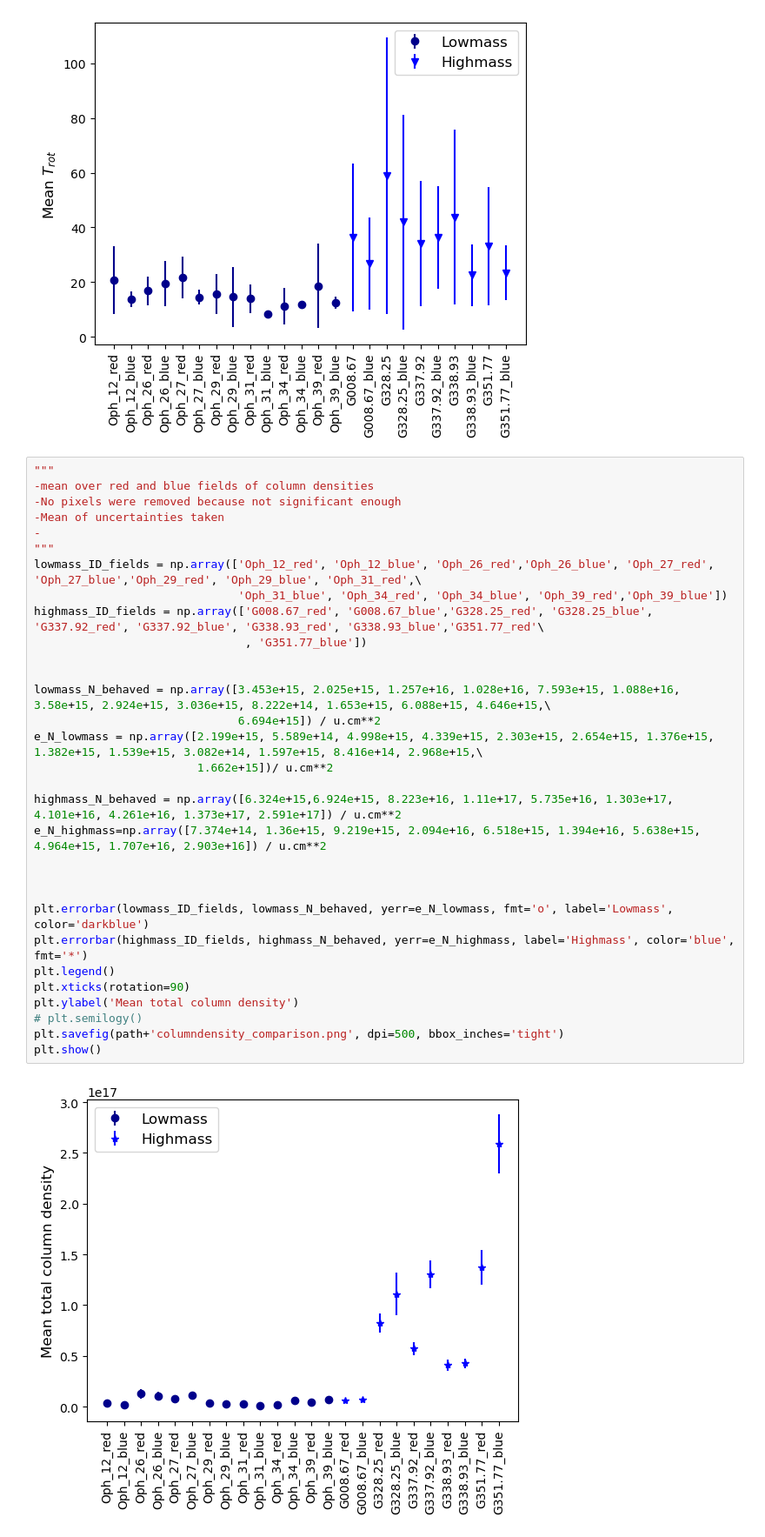
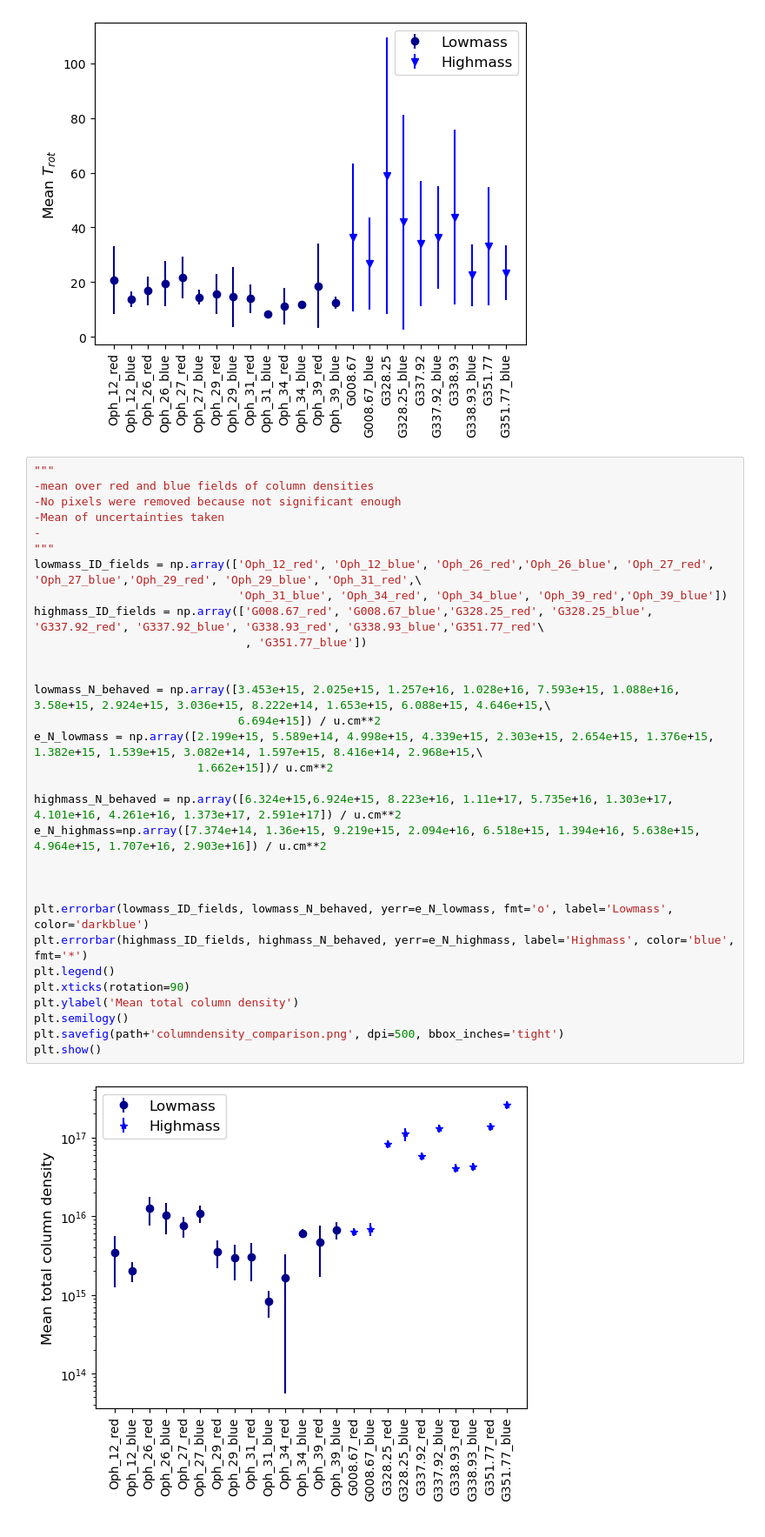
Before and after one commit to femkeballieux/master_project_2, a Jupyter notebook: code/discussion_plots.ipynb, the cells around one changed output. Shown at 87% size. Cells and saved outputs as stored; diff of their text form.

```diff
--- a/code/discussion_plots.ipynb
+++ b/code/discussion_plots.ipynb
@@ -147,35 +147,35 @@ plt.show()
 """
 -mean over red and blue fields of column densities
 -No pixels were removed because not significant enough
 -Mean of uncertainties taken
 -
 """
 lowmass_ID_fields = np.array(['Oph_12_red', 'Oph_12_blue', 'Oph_26_red','Oph_26_blue', 'Oph_27_red', 'Oph_27_blue','Oph_29_red', 'Oph_29_blue', 'Oph_31_red',\
                               'Oph_31_blue', 'Oph_34_red', 'Oph_34_blue', 'Oph_39_red','Oph_39_blue'])
 highmass_ID_fields = np.array(['G008.67_red', 'G008.67_blue','G328.25_red', 'G328.25_blue', 'G337.92_red', 'G337.92_blue', 'G338.93_red', 'G338.93_blue','G351.77_red'\
                                , 'G351.77_blue'])
 
 
 lowmass_N_behaved = np.array([3.453e+15, 2.025e+15, 1.257e+16, 1.028e+16, 7.593e+15, 1.088e+16, 3.58e+15, 2.924e+15, 3.036e+15, 8.222e+14, 1.653e+15, 6.088e+15, 4.646e+15,\
                               6.694e+15]) / u.cm**2
 e_N_lowmass = np.array([2.199e+15, 5.589e+14, 4.998e+15, 4.339e+15, 2.303e+15, 2.654e+15, 1.376e+15, 1.382e+15, 1.539e+15, 3.082e+14, 1.597e+15, 8.416e+14, 2.968e+15,\
                         1.662e+15])/ u.cm**2
 
 highmass_N_behaved = np.array([6.324e+15,6.924e+15, 8.223e+16, 1.11e+17, 5.735e+16, 1.303e+17, 4.101e+16, 4.261e+16, 1.373e+17, 2.591e+17]) / u.cm**2
 e_N_highmass=np.array([7.374e+14, 1.36e+15, 9.219e+15, 2.094e+16, 6.518e+15, 1.394e+16, 5.638e+15, 4.964e+15, 1.707e+16, 2.903e+16]) / u.cm**2
 
 
 
 plt.errorbar(lowmass_ID_fields, lowmass_N_behaved, yerr=e_N_lowmass, fmt='o', label='Lowmass', color='darkblue')
 plt.errorbar(highmass_ID_fields, highmass_N_behaved, yerr=e_N_highmass, label='Highmass', color='blue', fmt='*')
 plt.legend()
 plt.xticks(rotation=90)
 plt.ylabel('Mean total column density')
-# plt.semilogy()
+plt.semilogy()
 plt.savefig(path+'columndensity_comparison.png', dpi=500, bbox_inches='tight')
 plt.show()
 # %% [output]
-[figure, old version]
+[figure, new version]
 # %%
 
 #be careful with copy pasting, blue always first
```
Also changed, not shown: parts of 1 cell of this notebook, 14 other files.
